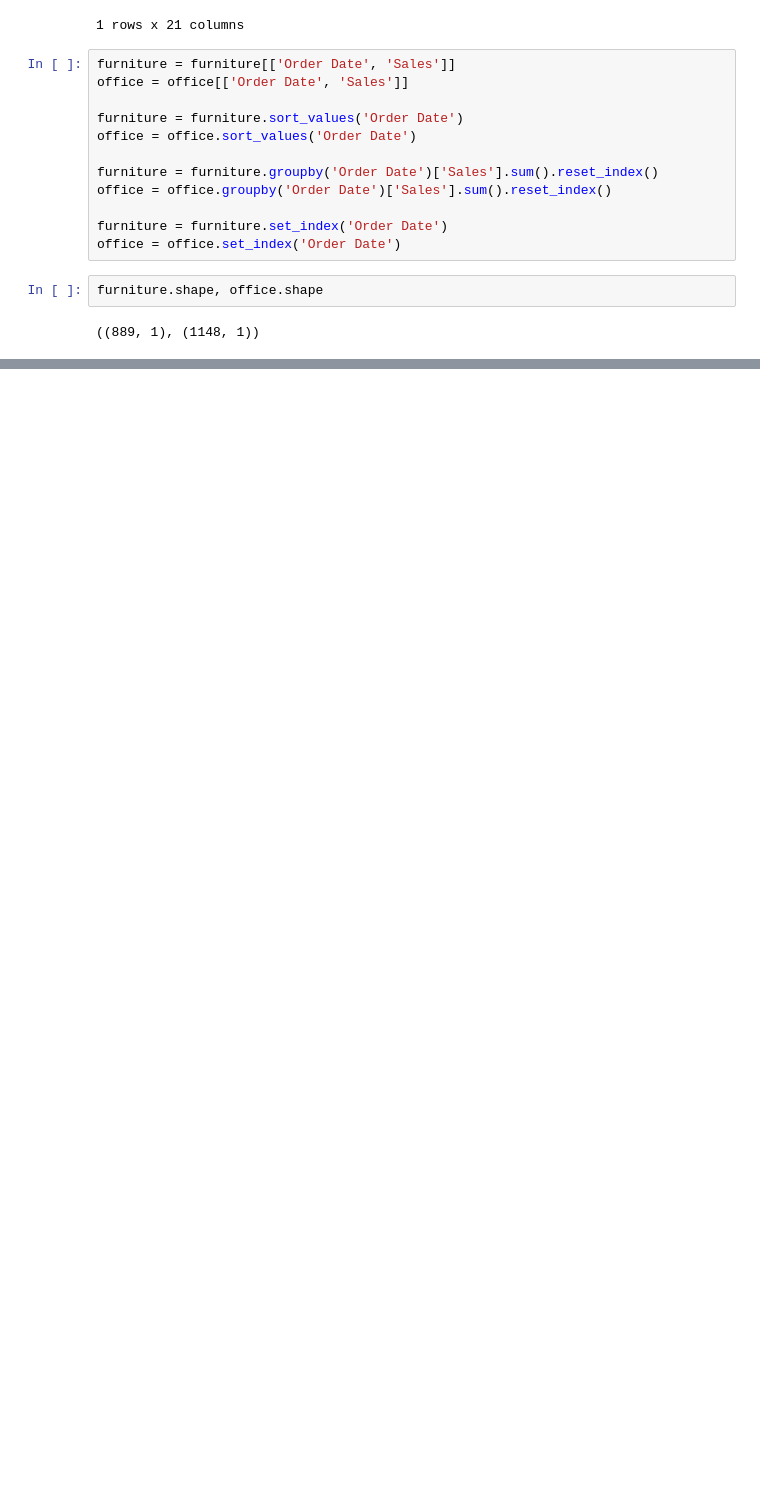
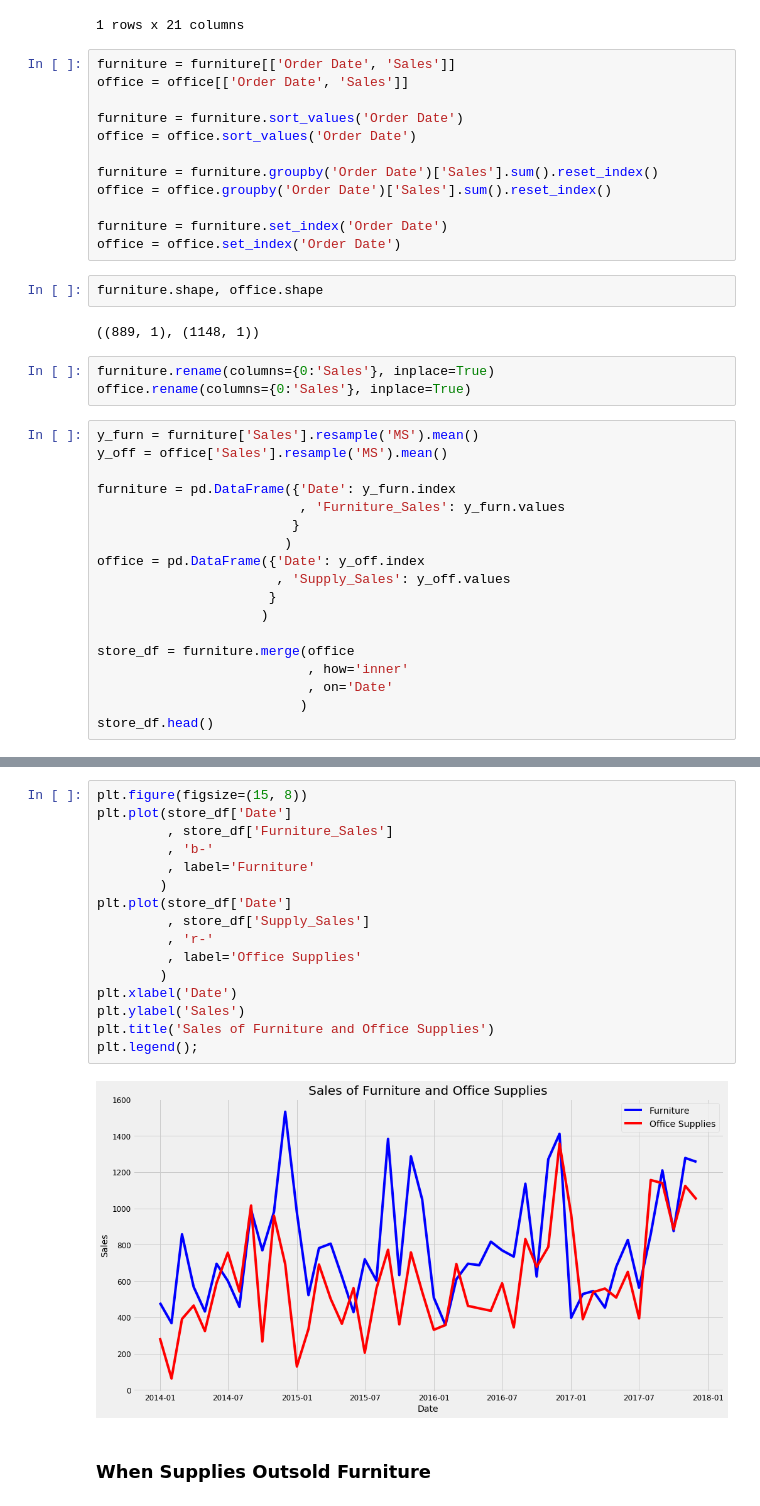
Before and after one commit to yuchild/time_series_ex1, a Jupyter notebook: Time_Series_Ex1.ipynb, the cells around one changed output, grey strips where cells are left out. Drawn from its saved outputs; the diff is of its cells as text; blank space fills up the shorter version.

```diff
--- a/Time_Series_Ex1.ipynb
+++ b/Time_Series_Ex1.ipynb
@@ -335,3 +364,24 @@ office = office.set_index('Order Date')
 furniture.shape, office.shape
 # %% [output]
 ((889, 1), (1148, 1))
+# %%
+furniture.rename(columns={0:'Sales'}, inplace=True)
+office.rename(columns={0:'Sales'}, inplace=True)
+# %%
+y_furn = furniture['Sales'].resample('MS').mean()
+y_off = office['Sales'].resample('MS').mean()
+
+furniture = pd.DataFrame({'Date': y_furn.index
+                          , 'Furniture_Sales': y_furn.values
+                         }
+                        )
+office = pd.DataFrame({'Date': y_off.index
+                       , 'Supply_Sales': y_off.values
+                      }
+                     )
+
+store_df = furniture.merge(office
+                           , how='inner'
+                           , on='Date'
+                          )
+store_df.head()
@@ -337,0 +395,20 @@ furniture.shape, office.shape
+# %%
+plt.figure(figsize=(15, 8))
+plt.plot(store_df['Date']
+         , store_df['Furniture_Sales']
+         , 'b-'
+         , label='Furniture'
+        )
+plt.plot(store_df['Date']
+         , store_df['Supply_Sales']
+         , 'r-'
+         , label='Office Supplies'
+        )
+plt.xlabel('Date')
+plt.ylabel('Sales')
+plt.title('Sales of Furniture and Office Supplies')
+plt.legend();
+# %% [output]
+[figure, added]
+# %% [markdown]
+### When Supplies Outsold Furniture
```
Also changed, not shown: parts of 32 cells of this notebook.
